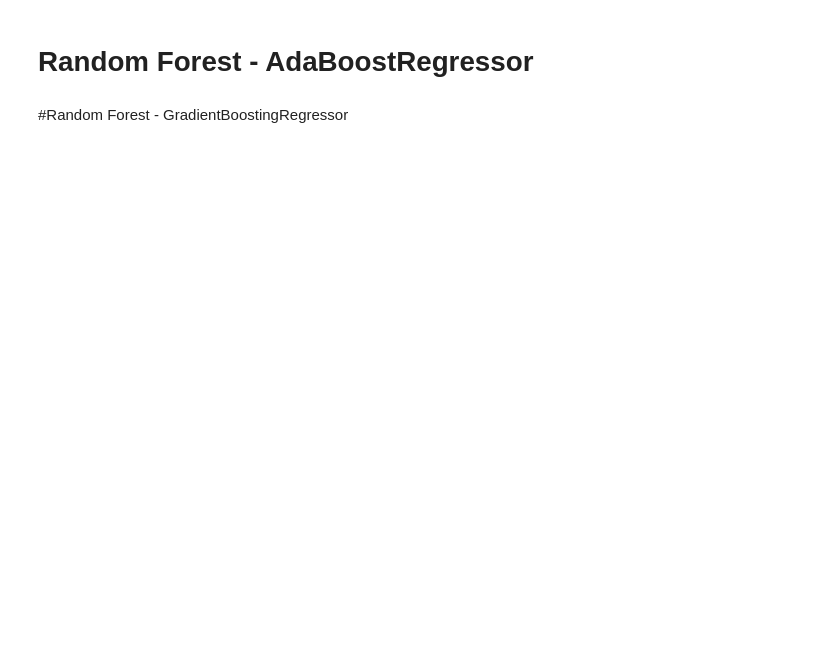
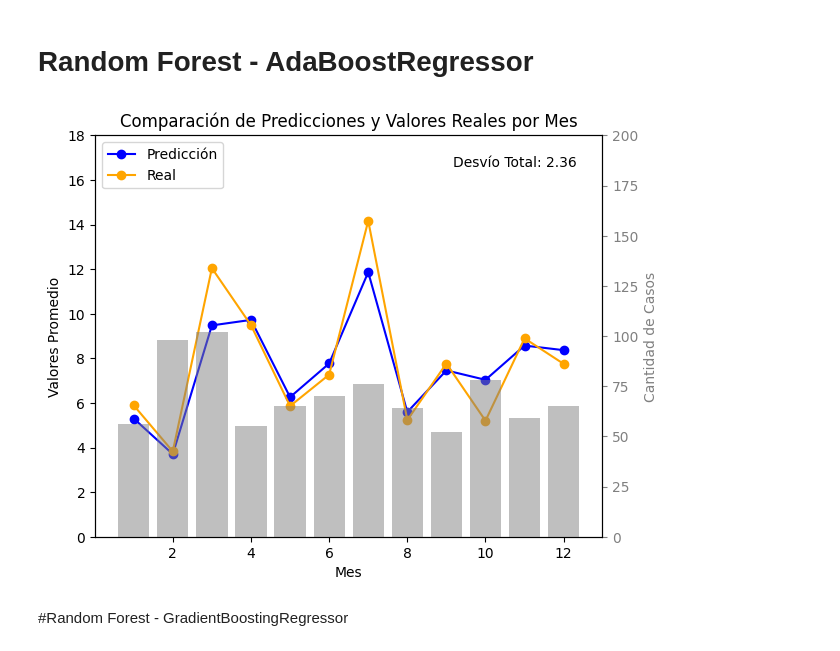
Before and after one commit to raulanegro/Chouse, a Jupyter notebook: Notebook_Final_Raul_Negro_version3_2.ipynb, the cells around one changed output. Drawn from its saved outputs; the diff is of its cells as text; code cells hidden in the pictures; blank space fills up the shorter version.

```diff
--- a/Notebook_Final_Raul_Negro_version3_2.ipynb
+++ b/Notebook_Final_Raul_Negro_version3_2.ipynb
@@ -943,7 +940,7 @@ DF_Resultados.loc[len(DF_Resultados)] = ["SVM", mse, mae, r2, sesgo, varianza]
 # %%
 import xgboost as xgb
 from sklearn.model_selection import train_test_split
-from sklearn.metrics import mean_squared_error, mean_absolute_error
+from sklearn.metrics import mean_squared_error, mean_absolute_error, r2_score
 from sklearn.utils import resample
 
 # División de datos en conjuntos de entrenamiento y prueba
@@ -960,9 +957,9 @@ model.fit(X_train, Y_train)
 Y_pred = model.predict(X_test)
 
 # Evaluación del modelo
-mse = mean_squared_error(Y_test, Y_pred)
-mae = mean_absolute_error(Y_test, Y_pred)
-r2 = r2_score(Y_test, Y_pred)
+mse_test = mean_squared_error(Y_test, Y_pred)
+mae_test = mean_absolute_error(Y_test, Y_pred)
+r2_test = r2_score(Y_test, Y_pred)
 
 # Definir el número de muestras Bootstrap
 n_muestras = 100
@@ -970,26 +967,33 @@ n_muestras = 100
 # Inicializar listas para almacenar los errores de predicción
 errores_mse = []
 
+# Calcular el MSE en el conjunto de prueba original
+mse_original = mean_squared_error(Y_test, Y_pred)
+
 # Generar muestras Bootstrap y evaluar el modelo en cada una
 for _ in range(n_muestras):
     # Generar una muestra Bootstrap
     X_boot, Y_boot = resample(X_test, Y_test, random_state=42)
 
     # Realizar predicciones en la muestra Bootstrap
-    Y_pred = model.predict(X_boot)
+    Y_pred_boot = model.predict(X_boot)
 
     # Calcular el error cuadrático medio (MSE)
-    mse = mean_squared_error(Y_boot, Y_pred)
+    mse = mean_squared_error(Y_boot, Y_pred_boot)
 
     # Almacenar el MSE en la lista de errores
     errores_mse.append(mse)
 
-# Calcular el sesgo y la varianza
-sesgo = np.mean(errores_mse)
+# Calcular el sesgo como la diferencia entre el MSE original y el promedio de los MSE bootstrap
+sesgo = np.mean(errores_mse) - mse_original
+
+# Calcular la varianza como la varianza de los MSE bootstrap
 varianza = np.var(errores_mse)
 
+# Se sugiere utilizar el DataFrame DF_Resultados para almacenar estos resultados, si está definido previamente
 
-DF_Resultados.loc[len(DF_Resultados)] = ["Xgboost", mse, mae, r2, sesgo, varianza]
+# Añadir resultados al DataFrame DF_Resultados
+DF_Resultados.loc[len(DF_Resultados)] = ["Xgboost", mse_original, mae_test, r2_test, sesgo, varianza]
 # %% [markdown]
 # Kmeans - Silhouette
 # %%
@@ -1995,7 +1886,8 @@ params = {
 # Dividir el conjunto de datos en conjuntos de entrenamiento y prueba
 X_train, X_test, Y_train, Y_test = train_test_split(X_data_3, Y_data_3, test_size=0.2, random_state=42)
 
-# Ajustar el modelo en el conjunto de entrenamiento
+ada_boost = AdaBoostRegressor(n_estimators=100, learning_rate=0.1, random_state=42)
+
 ada_boost.fit(X_train, Y_train)
 
 # Realizar predicciones en el conjunto de prueba
@@ -2003,21 +1895,21 @@ y_pred = ada_boost.predict(X_test)
 
 # Calcular el error cuadrático medio (MSE)
 mse = mean_squared_error(Y_test, y_pred)
-print("Mean Squared Error:", mse)
+
 
 # Calcular el error absoluto medio (MAE)
 mae = mean_absolute_error(Y_test, y_pred)
-print("Mean Absolute Error:", mae)
+
 
 # Calcular el coeficiente de determinación (R²)
 r2 = r2_score(Y_test, y_pred)
-print("R-squared:", r2)
+
 
 # Convertir la columna 'Month of absence' a formato de fecha
-X_test1['Month of absence'] = pd.to_datetime(X_test1['Month of absence'], format='%m')
+X_test1['Mes'] = pd.to_datetime(X_test1['Mes'], format='%m')
 
 # Agregar una columna 'Mes' basada en la columna de fecha
-X_test1['Mes'] = X_test1['Month of absence'].dt.month
+X_test1['Mes'] = X_test1['Mes'].dt.month
 
 # Crear un gráfico de líneas para la predicción y los valores reales
 fig, ax1 = plt.subplots()
@@ -2040,6 +1932,7 @@ ax2.set_ylim(0, 200)  # Establecer límites en el eje y2
 
 # Calcular el desvío total y mostrarlo en el gráfico
 desvio_total = np.abs(X_test1['Prediccion'] - X_test1['Real']).mean()
+
 plt.text(0.95, 0.95, f'Desvío Total: {desvio_total:.2f}', ha='right', va='top', transform=plt.gca().transAxes)
 
 # Ajustar el diseño para evitar solapamientos
@@ -2054,35 +1947,35 @@ plt.show()
 # Definir el número de muestras Bootstrap
 n_muestras = 100
 
 # Inicializar listas para almacenar los errores de predicción
 errores_mse = []
 errores_mae = []
 
 # Generar muestras Bootstrap y evaluar el modelo en cada una
 for _ in range(n_muestras):
     # Generar una muestra Bootstrap
     X_boot, Y_boot = resample(X_test, Y_test, random_state=42)
 
     # Realizar predicciones en la muestra Bootstrap
     y_pred = ada_boost.predict(X_boot)
 
     # Calcular el error cuadrático medio (MSE) y el error absoluto medio (MAE)
     mse = mean_squared_error(Y_boot, y_pred)
     mae = mean_absolute_error(Y_boot, y_pred)
 
     # Almacenar los errores de predicción
     errores_mse.append(mse)
     errores_mae.append(mae)
 
 # Calcular el sesgo y la varianza
 sesgo = np.mean(errores_mse)
 varianza = np.var(errores_mae)
 
-print("Sesgo:", sesgo)
-print("Varianza:", varianza)
 
 # Añadir los resultados al DataFrame de resultados
 DF_Resultados.loc[len(DF_Resultados)] = ["AdaBoostRegressor", mse, mae, r2, sesgo, varianza]
+# %% [output]
+[figure, added]
 # %% [markdown]
 #Random Forest - GradientBoostingRegressor
 # %%
```
Also changed, not shown: parts of 36 cells of this notebook.
